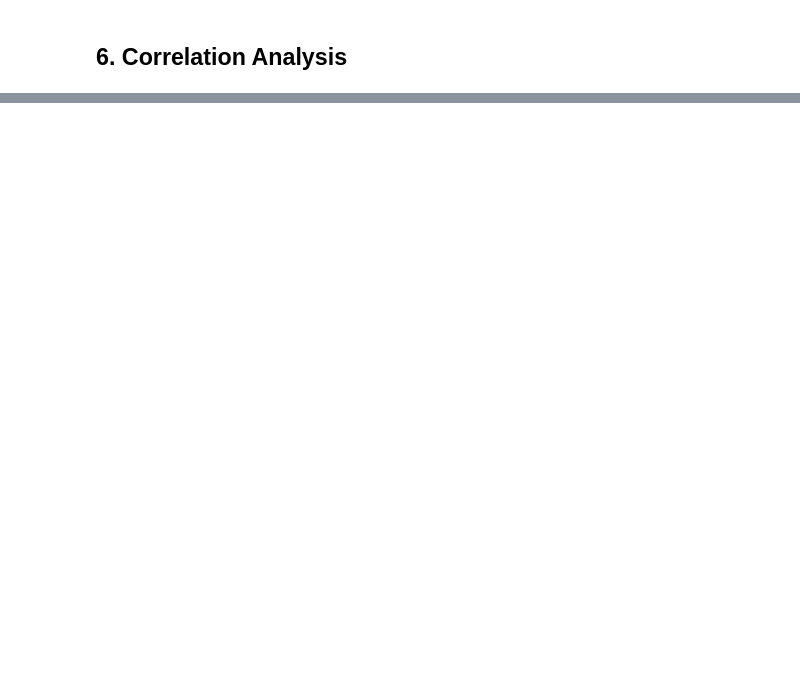
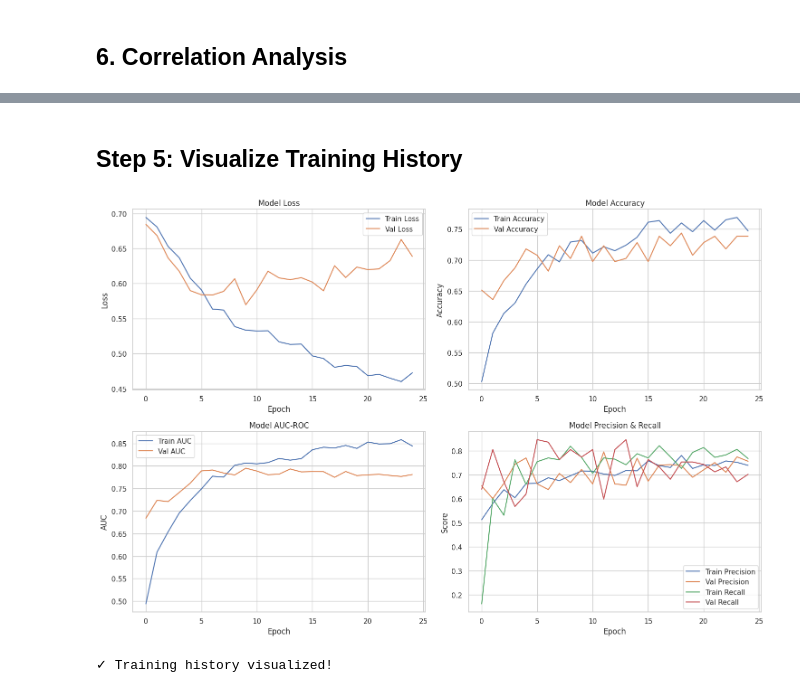
Before and after one commit to c0d3l0v3r-HeHe/Predict2Protect-Hackathon-ISMDhanbad, a Jupyter notebook: notebook.ipynb, the cells around one changed output, grey strips where cells are left out. Cells and saved outputs as stored; diff of their text form; code cells hidden in the pictures; blank space fills up the shorter version.

```diff
--- a/notebook.ipynb
+++ b/notebook.ipynb
@@ -72,0 +1165,20 @@ ValueError: could not convert string to float: 'C_1'
+# %%
+# Split into train and validation sets (80/20 split, stratified)
+X_train_split, X_val_split, y_train_split, y_val_split = train_test_split(
+    X_train_padded,
+    y_train_array,
+    test_size=0.2,
+    random_state=42,
+    stratify=y_train_array  # Maintain class balance
+)
+
+print("="*60)
+print("TRAIN/VALIDATION SPLIT")
+print("="*60)
+print(f"Training set: {X_train_split.shape[0]} samples")
+print(f"  - Alive: {np.sum(y_train_split == 0)}")
+print(f"  - Failed: {np.sum(y_train_split == 1)}")
+print(f"\nValidation set: {X_val_split.shape[0]} samples")
+print(f"  - Alive: {np.sum(y_val_split == 0)}")
+print(f"  - Failed: {np.sum(y_val_split == 1)}")
+print("\n✓ Data split complete!")
@@ -72,0 +1346,51 @@ ValueError: could not convert string to float: 'C_1'
+# %% [markdown]
+## Step 5: Visualize Training History
+# %%
+# Plot training history
+fig, axes = plt.subplots(2, 2, figsize=(15, 10))
+
+# Loss
+axes[0, 0].plot(history.history['loss'], label='Train Loss')
+axes[0, 0].plot(history.history['val_loss'], label='Val Loss')
+axes[0, 0].set_title('Model Loss')
+axes[0, 0].set_xlabel('Epoch')
+axes[0, 0].set_ylabel('Loss')
+axes[0, 0].legend()
+axes[0, 0].grid(True)
+
+# Accuracy
+axes[0, 1].plot(history.history['accuracy'], label='Train Accuracy')
+axes[0, 1].plot(history.history['val_accuracy'], label='Val Accuracy')
+axes[0, 1].set_title('Model Accuracy')
+axes[0, 1].set_xlabel('Epoch')
+axes[0, 1].set_ylabel('Accuracy')
+axes[0, 1].legend()
+axes[0, 1].grid(True)
+
+# AUC
+axes[1, 0].plot(history.history['auc'], label='Train AUC')
+axes[1, 0].plot(history.history['val_auc'], label='Val AUC')
+axes[1, 0].set_title('Model AUC-ROC')
+axes[1, 0].set_xlabel('Epoch')
+axes[1, 0].set_ylabel('AUC')
+axes[1, 0].legend()
+axes[1, 0].grid(True)
+
+# Precision & Recall
+axes[1, 1].plot(history.history['precision'], label='Train Precision')
+axes[1, 1].plot(history.history['val_precision'], label='Val Precision')
+axes[1, 1].plot(history.history['recall'], label='Train Recall')
+axes[1, 1].plot(history.history['val_recall'], label='Val Recall')
+axes[1, 1].set_title('Model Precision & Recall')
+axes[1, 1].set_xlabel('Epoch')
+axes[1, 1].set_ylabel('Score')
+axes[1, 1].legend()
+axes[1, 1].grid(True)
+
+plt.tight_layout()
+plt.show()
+
+print("✓ Training history visualized!")
+# %% [output]
+[figure, added]
+✓ Training history visualized!
```
Also changed, not shown: parts of 46 cells of this notebook, 4 other files.
